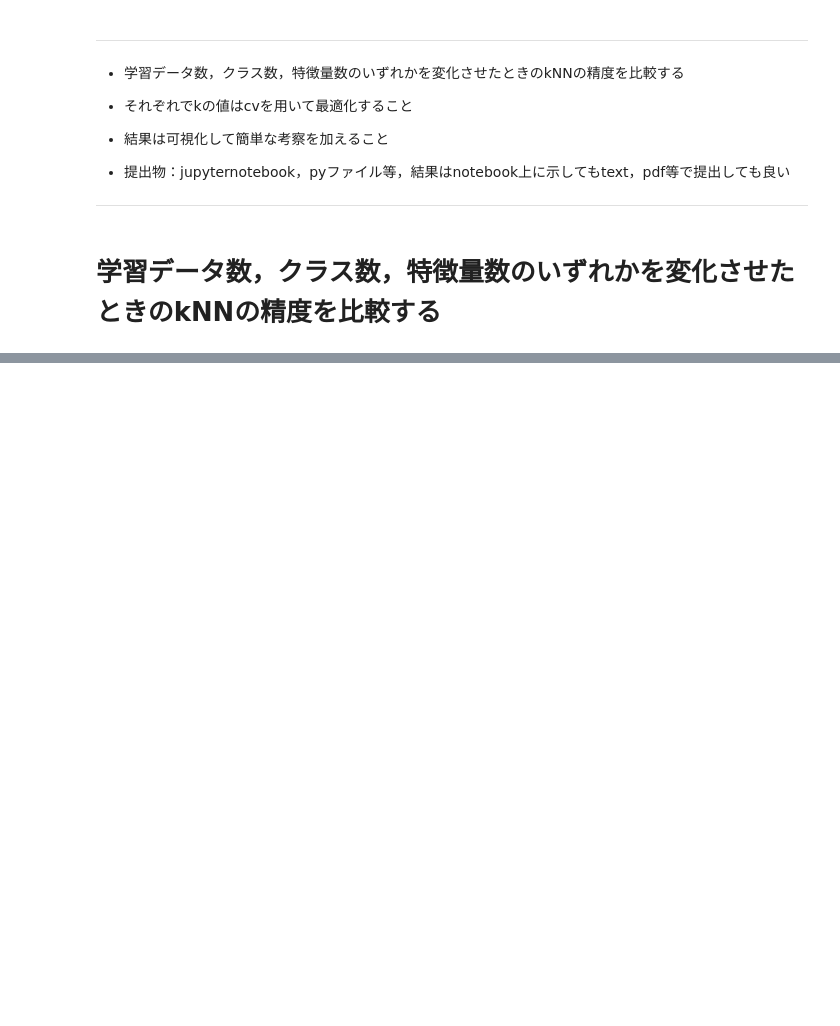
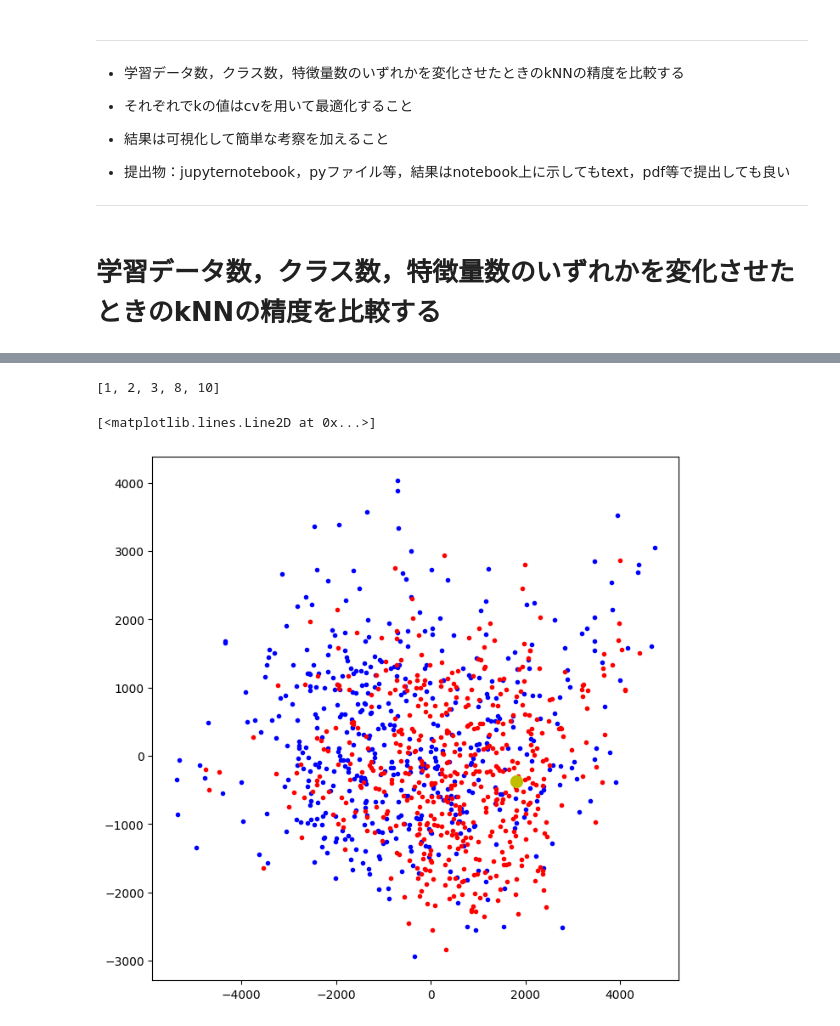
Before and after one commit to souldrive7/ECP, a Jupyter notebook: 教師あり学習課題‗村松先生.ipynb, the cells around one changed output, grey strips where cells are left out. Saved outputs shown, nothing was run; the diff lists cells and outputs as text; code cells hidden in the pictures; blank space fills up the shorter version.

```diff
--- a/教師あり学習課題‗村松先生.ipynb
+++ b/教師あり学習課題‗村松先生.ipynb
@@ -408,0 +115,20 @@ weighted avg       0.68      0.68      0.68       200
+# %%
+# 失敗ケース
+failed = []
+for i, (y_true, y_pred) in enumerate(zip(y_te, pr_te)):
+  if y_true != y_pred:
+    failed.append(i)
+print(failed[:5])
+# %% [output]
+[1, 2, 3, 8, 10]
+# %%
+f = 1
+fig,ax = plt.subplots(figsize=(8,8))
+t0 = train_pca[np.where(y_tr==0)[0],:]
+t1 = train_pca[np.where(y_tr==1)[0],:]
+ax.plot(t0[:,0],t0[:,1],'b.')
+ax.plot(t1[:,0],t1[:,1],'r.')
+ax.plot(test_pca[f,0], test_pca[f,1], 'yo', markersize=10)
+# %% [output]
+[<matplotlib.lines.Line2D at 0x...>]
+[figure, added]
```
Also changed, not shown: parts of 44 cells of this notebook.
